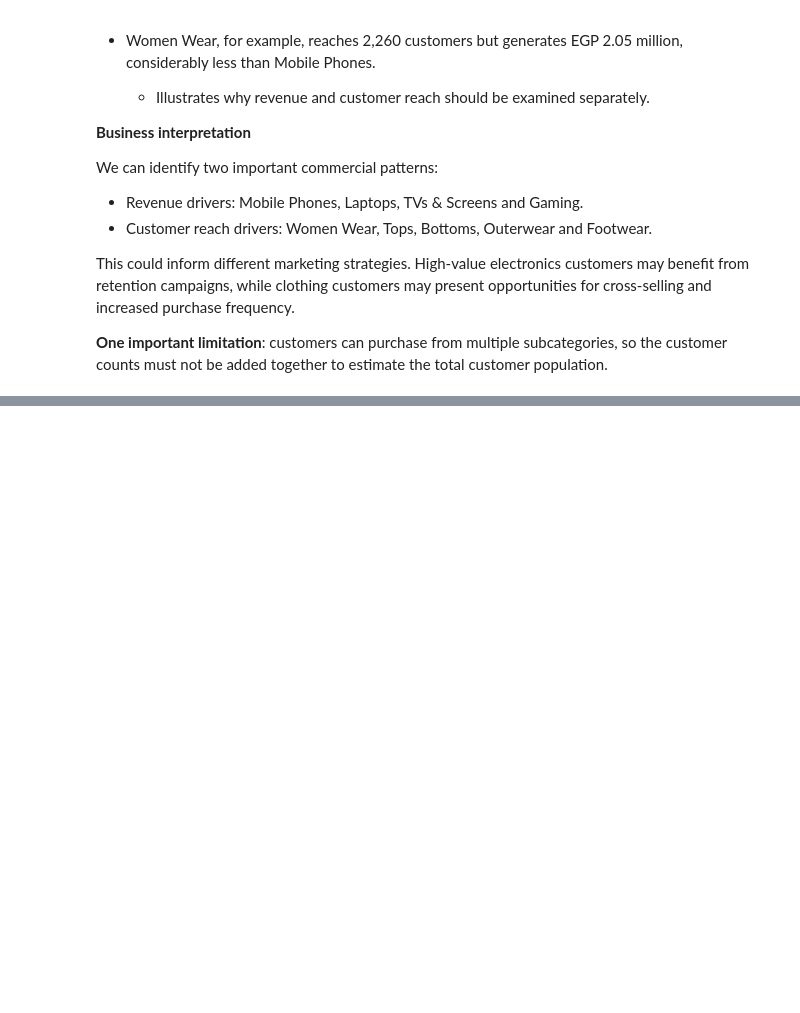
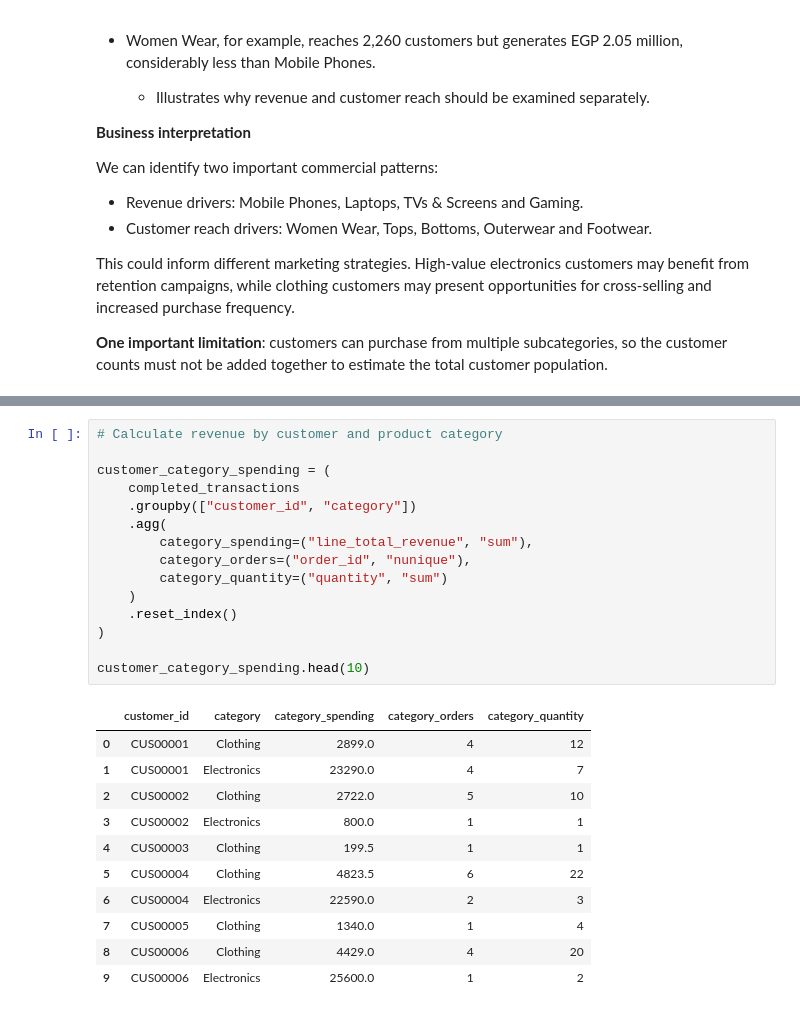
Before and after one commit to Vin-Okumu/lotus-group-customer-value-and-profitability, a Jupyter notebook: 03_Notebooks/03_exploratory_data_analysis.ipynb, the cells around one changed output, grey strips where cells are left out. Drawn from its saved outputs; the diff is of its cells as text; blank space fills up the shorter version.

```diff
--- a/03_Notebooks/03_exploratory_data_analysis.ipynb
+++ b/03_Notebooks/03_exploratory_data_analysis.ipynb
@@ -724,0 +742,27 @@ This could inform different marketing strategies. High-value electronics custome
+# %%
+# Calculate revenue by customer and product category
+
+customer_category_spending = (
+    completed_transactions
+    .groupby(["customer_id", "category"])
+    .agg(
+        category_spending=("line_total_revenue", "sum"),
+        category_orders=("order_id", "nunique"),
+        category_quantity=("quantity", "sum")
+    )
+    .reset_index()
+)
+
+customer_category_spending.head(10)
+# %% [output]
+|  | customer_id | category | category_spending | category_orders | category_quantity |
+| 0 | CUS00001 | Clothing | 2899.0 | 4 | 12 |
+| 1 | CUS00001 | Electronics | 23290.0 | 4 | 7 |
+| 2 | CUS00002 | Clothing | 2722.0 | 5 | 10 |
+| 3 | CUS00002 | Electronics | 800.0 | 1 | 1 |
+| 4 | CUS00003 | Clothing | 199.5 | 1 | 1 |
+| 5 | CUS00004 | Clothing | 4823.5 | 6 | 22 |
+| 6 | CUS00004 | Electronics | 22590.0 | 2 | 3 |
+| 7 | CUS00005 | Clothing | 1340.0 | 1 | 4 |
+| 8 | CUS00006 | Clothing | 4429.0 | 4 | 20 |
+| 9 | CUS00006 | Electronics | 25600.0 | 1 | 2 |
```
Also changed, not shown: parts of 3 cells of this notebook.
